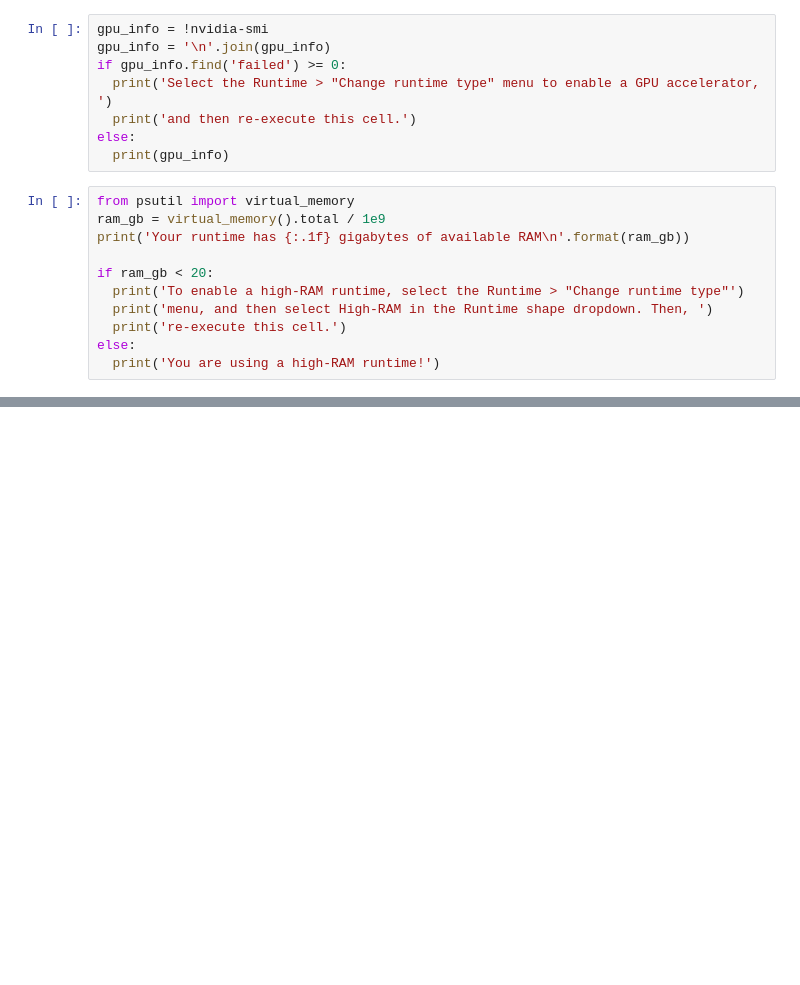
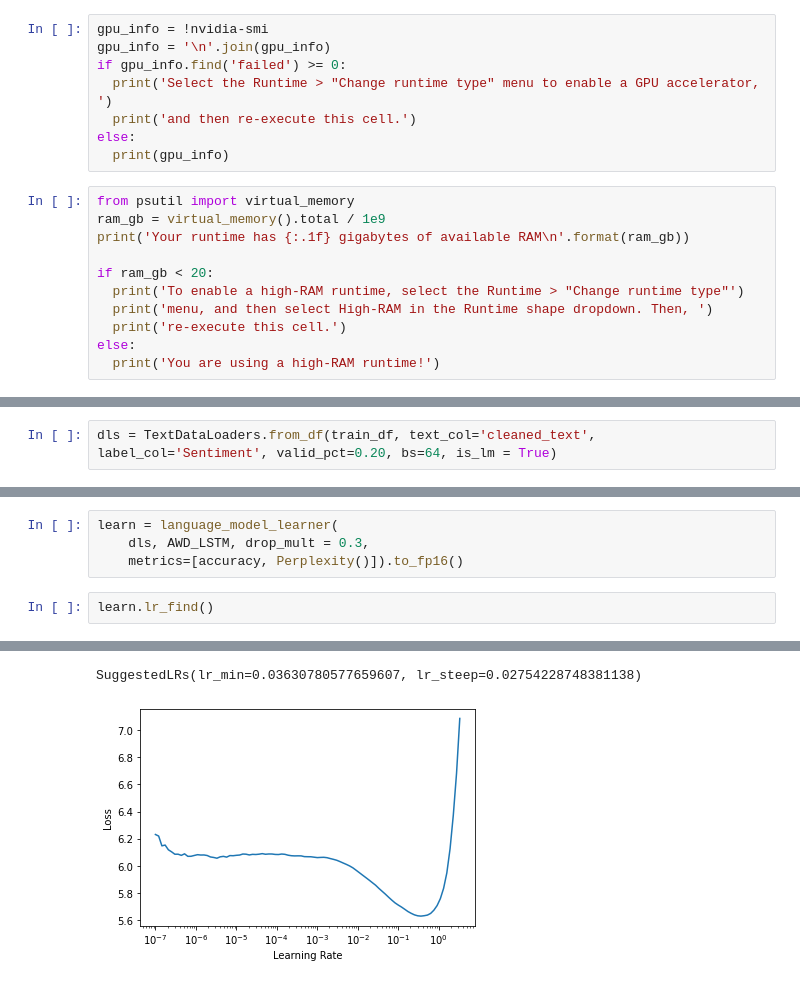
Before and after one commit to TokyoProgramming/Corona_NLP, a Jupyter notebook: Corona_NLP.ipynb, the cells around one changed output, grey strips where cells are left out. Cells and saved outputs as stored; diff of their text form; blank space fills up the shorter version.

```diff
--- a/Corona_NLP.ipynb
+++ b/Corona_NLP.ipynb
@@ -174,0 +219,2 @@ train_df['new_tweet'] = res
+# %%
+dls = TextDataLoaders.from_df(train_df, text_col='cleaned_text', label_col='Sentiment', valid_pct=0.20, bs=64, is_lm = True)
@@ -174,0 +236,7 @@ train_df['new_tweet'] = res
+# %%
+learn = language_model_learner(
+    dls, AWD_LSTM, drop_mult = 0.3,
+    metrics=[accuracy, Perplexity()]).to_fp16()
+# %%
+learn.lr_find()
+# %% [output]
@@ -174,0 +244,2 @@ train_df['new_tweet'] = res
+SuggestedLRs(lr_min=0.03630780577659607, lr_steep=0.02754228748381138)
+[figure, added]
```
Also changed, not shown: parts of 110 cells of this notebook.
